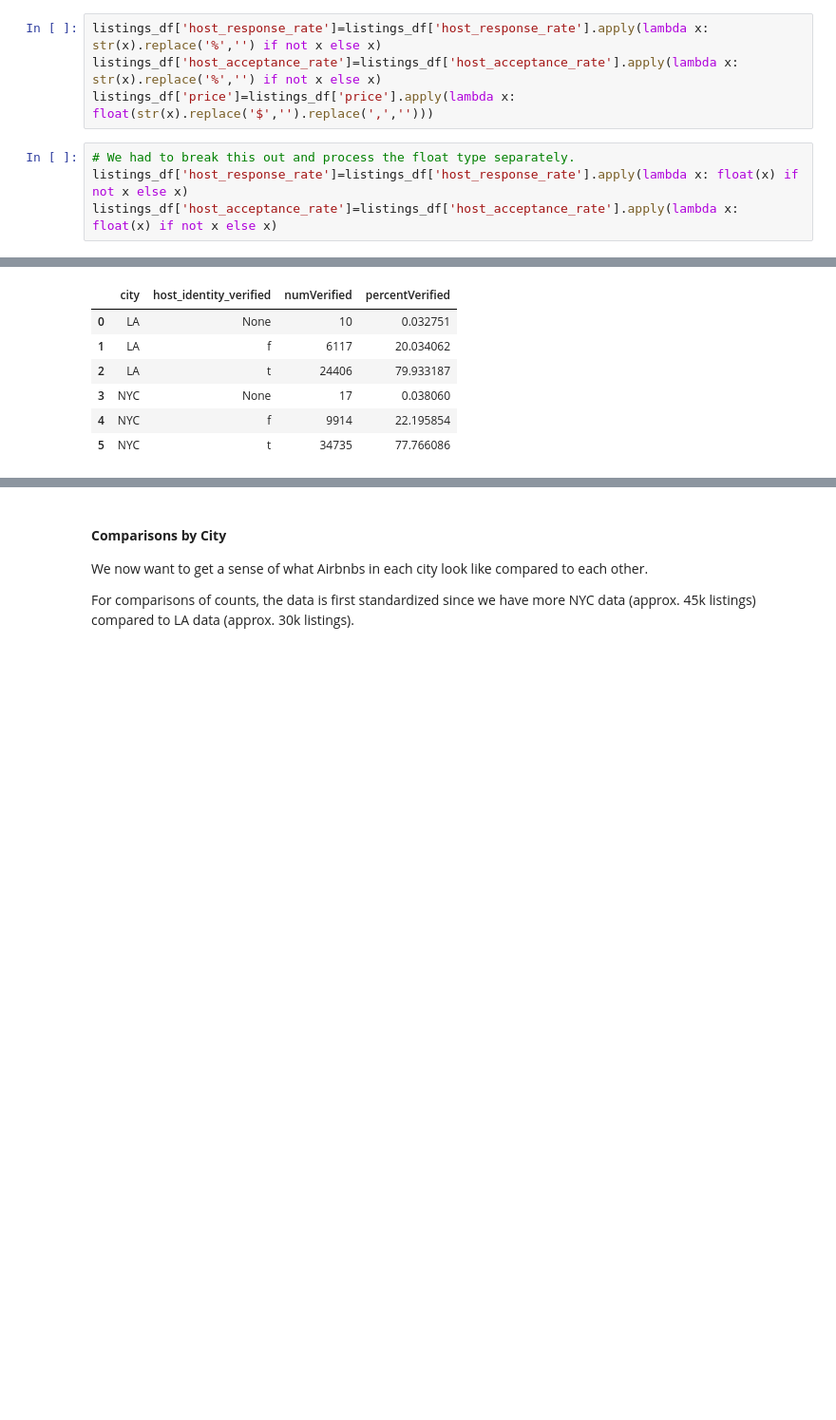
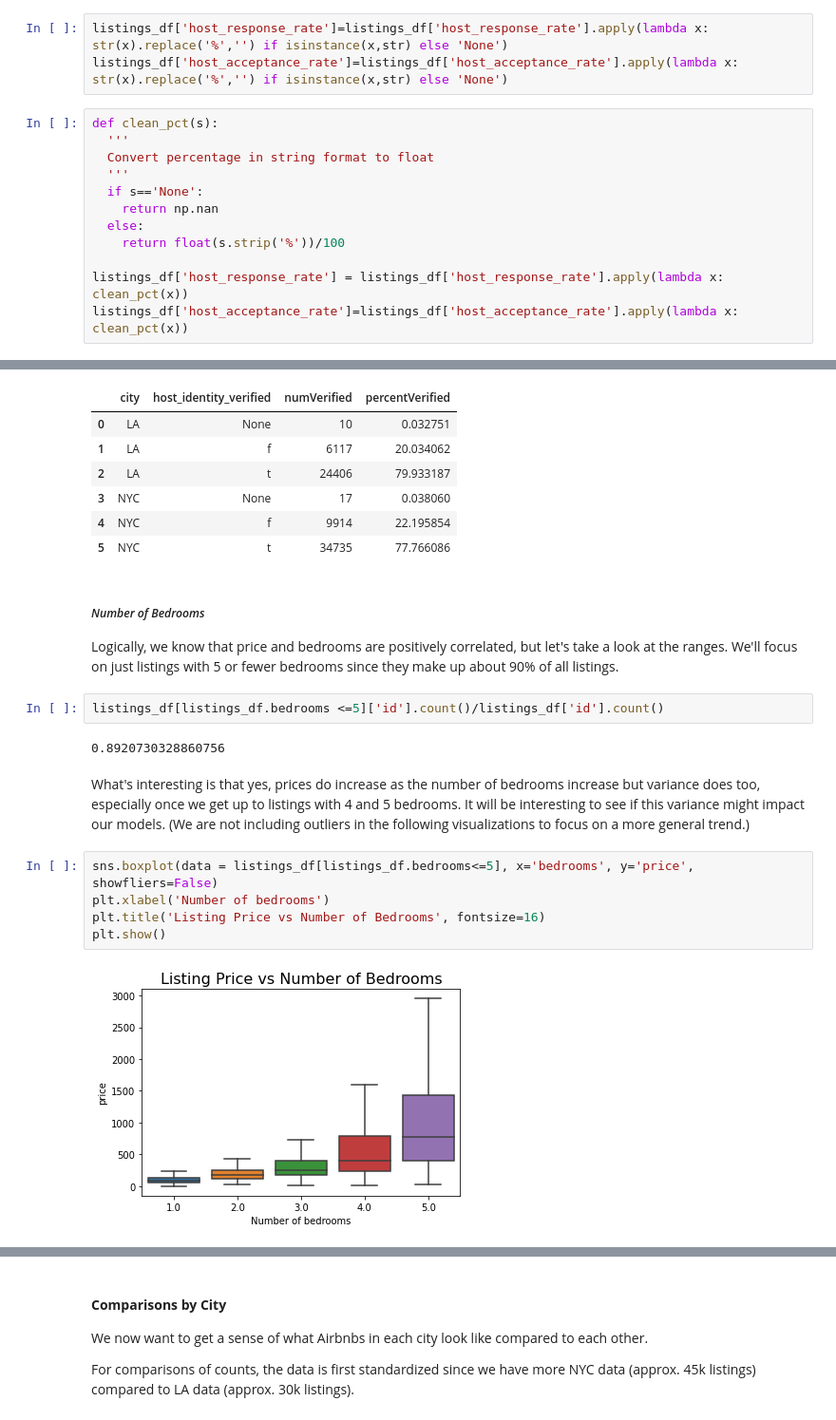
Before and after one commit to sallyhu-seas/NYC-airbnb, a Jupyter notebook: Airbnbs_What_Makes_Them_Successful?.ipynb, the cells around one changed output, grey strips where cells are left out. Shown at 95% size. Saved outputs shown, nothing was run; the diff lists cells and outputs as text; blank space fills up the shorter version.

```diff
--- a/Airbnbs_What_Makes_Them_Successful?.ipynb
+++ b/Airbnbs_What_Makes_Them_Successful?.ipynb
@@ -155,11 +181,18 @@ These columns should also be float types so let's cast them as such.
 # %%
-listings_df['host_response_rate']=listings_df['host_response_rate'].apply(lambda x: str(x).replace('%','') if not x else x)
-listings_df['host_acceptance_rate']=listings_df['host_acceptance_rate'].apply(lambda x: str(x).replace('%','') if not x else x)
-listings_df['price']=listings_df['price'].apply(lambda x: float(str(x).replace('$','').replace(',','')))
+listings_df['host_response_rate']=listings_df['host_response_rate'].apply(lambda x: str(x).replace('%','') if isinstance(x,str) else 'None')
+listings_df['host_acceptance_rate']=listings_df['host_acceptance_rate'].apply(lambda x: str(x).replace('%','') if isinstance(x,str) else 'None')
-# %%
-# We had to break this out and process the float type separately.
-listings_df['host_response_rate']=listings_df['host_response_rate'].apply(lambda x: float(x) if not x else x)
-listings_df['host_acceptance_rate']=listings_df['host_acceptance_rate'].apply(lambda x: float(x) if not x else x)
+# %%
+def clean_pct(s):
+  '''
+  Convert percentage in string format to float
+  '''
+  if s=='None':
+    return np.nan
+  else:
+    return float(s.strip('%'))/100
+
+listings_df['host_response_rate'] = listings_df['host_response_rate'].apply(lambda x: clean_pct(x))
+listings_df['host_acceptance_rate']=listings_df['host_acceptance_rate'].apply(lambda x: clean_pct(x))
 # %% [markdown]
 The listings data is officially ready to be explored. Let's take a look and see what we have. After our initial exploration, we'll finish preparing our dataset.
 # %% [markdown]
@@ -264,3 +297,20 @@ ps.sqldf(
 | 3 | NYC | None | 17 | 0.038060 |
 | 4 | NYC | f | 9914 | 22.195854 |
 | 5 | NYC | t | 34735 | 77.766086 |
+# %% [markdown]
+##### *Number of Bedrooms*
+
+Logically, we know that price and bedrooms are positively correlated, but let's take a look at the ranges. We'll focus on just listings with 5 or fewer bedrooms since they make up about 90% of all listings.
+# %%
+listings_df[listings_df.bedrooms <=5]['id'].count()/listings_df['id'].count()
+# %% [output]
+0.8920730328860756
+# %% [markdown]
+What's interesting is that yes, prices do increase as the number of bedrooms increase but variance does too, especially once we get up to listings with 4 and 5 bedrooms. It will be interesting to see if this variance might impact our models. (We are not including outliers in the following visualizations to focus on a more general trend.)
+# %%
+sns.boxplot(data = listings_df[listings_df.bedrooms<=5], x='bedrooms', y='price', showfliers=False)
+plt.xlabel('Number of bedrooms')
+plt.title('Listing Price vs Number of Bedrooms', fontsize=16)
+plt.show()
+# %% [output]
+[figure, added]
```
Also changed, not shown: parts of 294 cells of this notebook.
